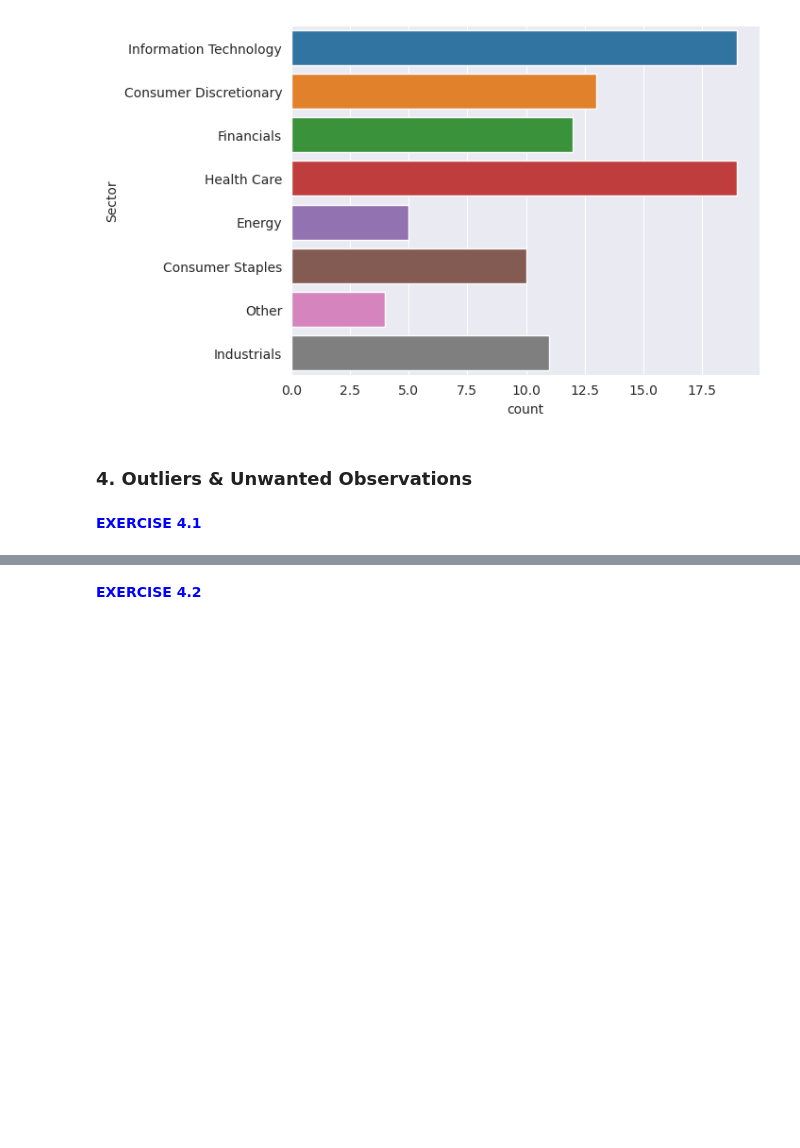
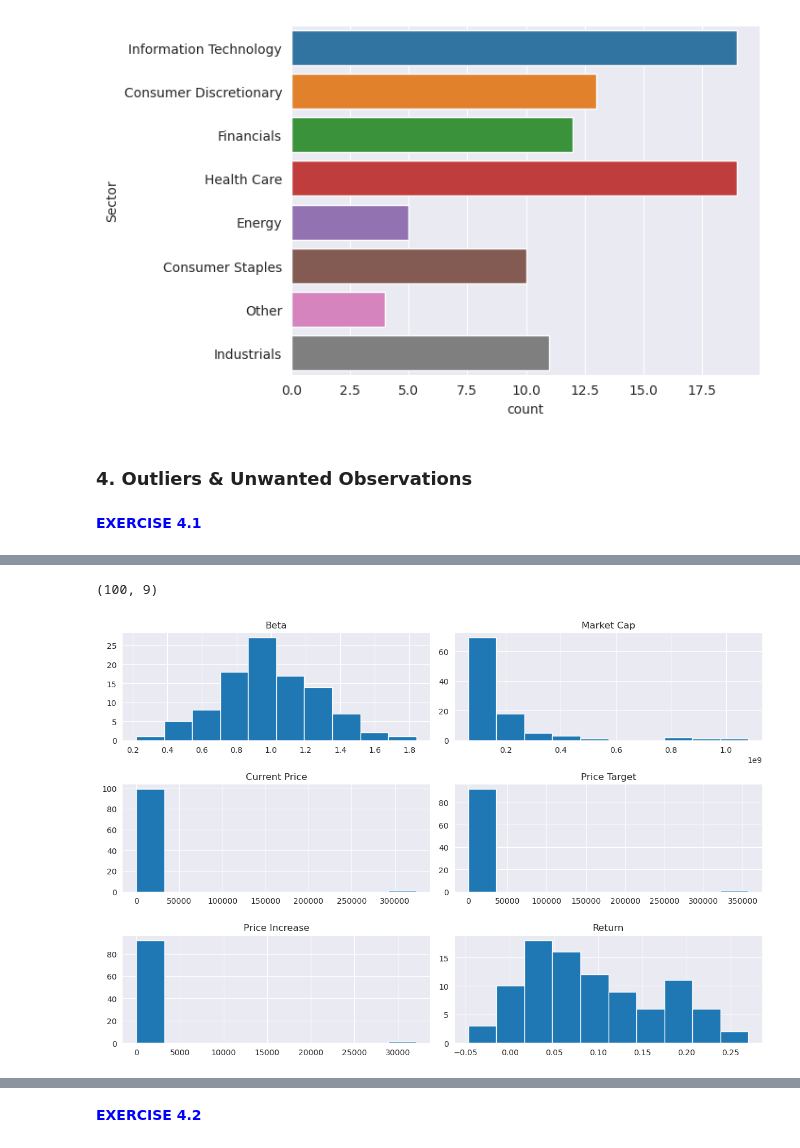
Before and after one commit to Brice-Dev-Lab/PyFi_Coursework, a Jupyter notebook: machine_learning/module_01/notebooks/ML 01. Jupyter Notebook.ipynb, the cells around one changed output, grey strips where cells are left out. Cells and saved outputs as stored; diff of their text form; code cells hidden in the pictures; blank space fills up the shorter version.

```diff
--- a/machine_learning/module_01/notebooks/ML 01. Jupyter Notebook.ipynb
+++ b/machine_learning/module_01/notebooks/ML 01. Jupyter Notebook.ipynb
@@ -134,3 +135,7 @@ plt.show()
 ![Exercise 4.1](../figures/exercise_4_1.png)
 # %%
 # Display the dimensions of the stock_data DataFrame
+
+stock_data.shape
+# %% [output]
+(100, 9)
@@ -138,0 +142,16 @@ plt.show()
+# %%
+# Display histograms for all continuous features
+
+stock_data.hist(figsize=(12,8))
+# for quick and easy where pyplot controls the spacing between graphs
+plt.tight_layout() # I think this ends up looking much better
+
+# For manual control of the spacing between graphs
+# hspace → vertical spacing between plots
+# wspace → horizontal spacing
+# plt.subplots_adjust(hspace=0.6, wspace=0.6)
+
+# Show the plot
+plt.show()
+# %% [output]
+[figure, added]
```
Also changed, not shown: parts of 4 cells of this notebook.
